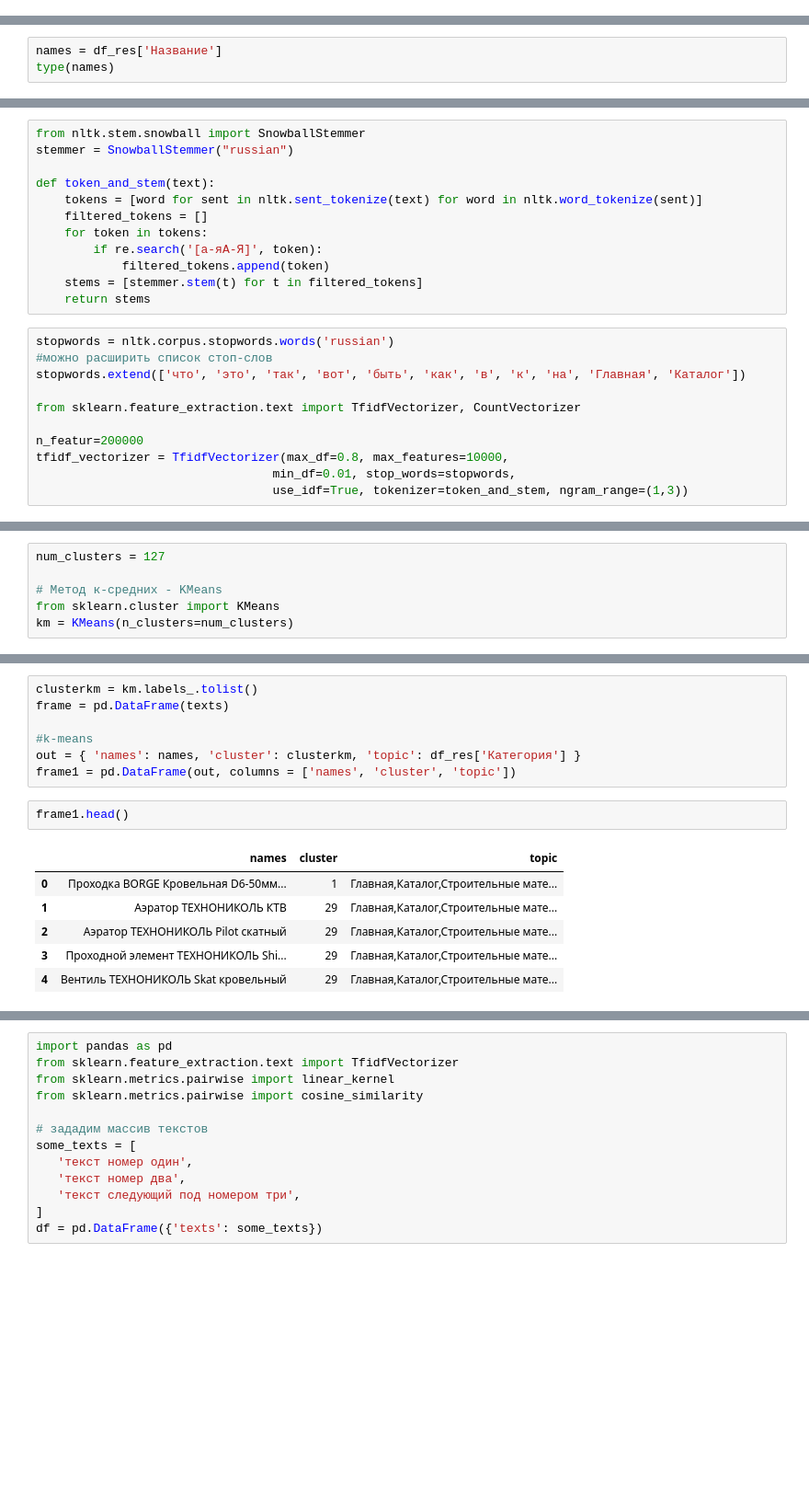
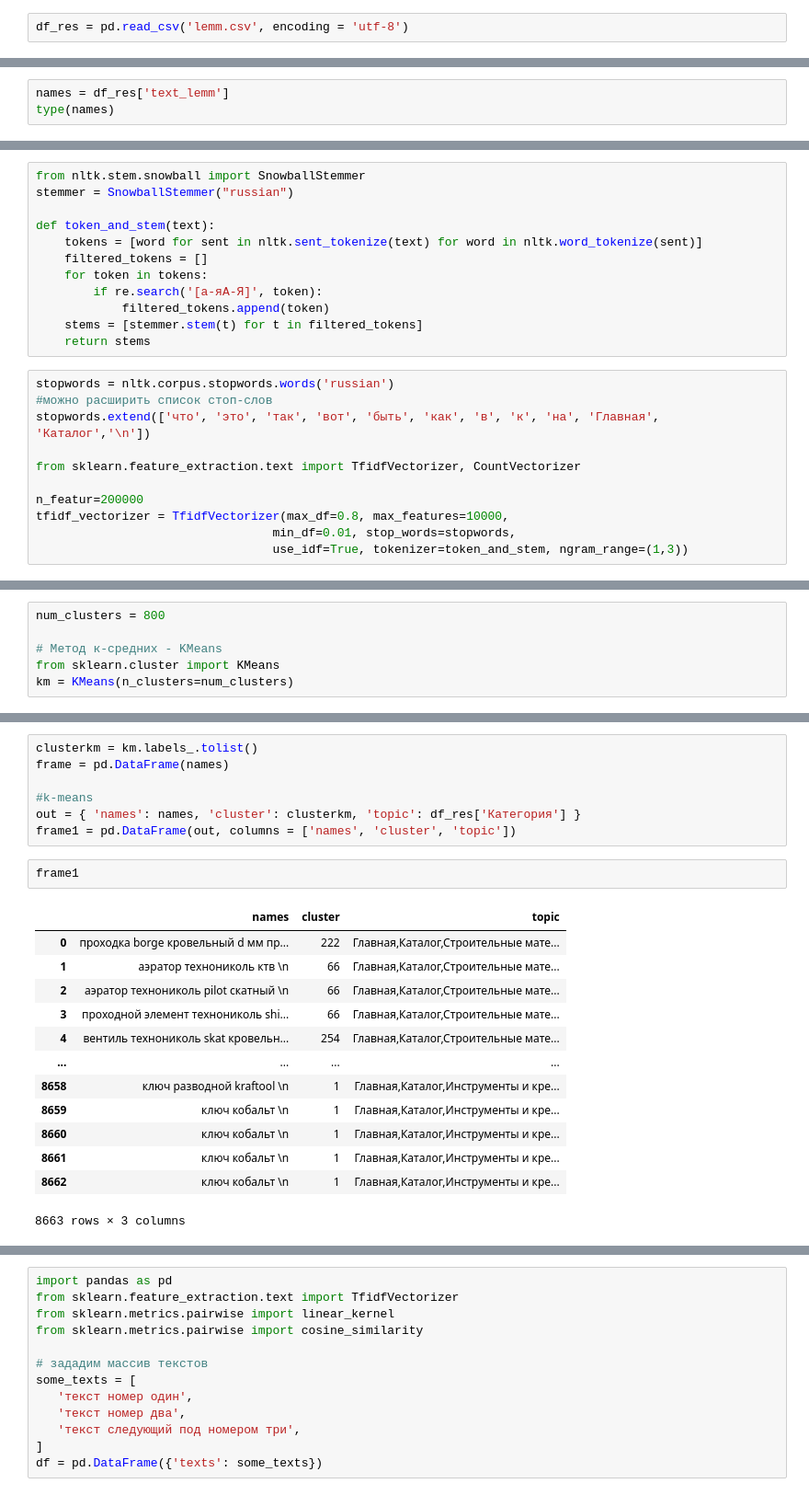
Before and after one commit to MugiChu/Clustersorclassificators, a Jupyter notebook: cluster-k-means-method.ipynb, the cells around one changed output, grey strips where cells are left out. Shown at 92% size. Drawn from its saved outputs; the diff is of its cells as text; blank space fills up the shorter version.

```diff
--- a/cluster-k-means-method.ipynb
+++ b/cluster-k-means-method.ipynb
@@ -171,0 +325,2 @@ df_res.head()
+# %%
+df_res = pd.read_csv('lemm.csv', encoding = 'utf-8')
@@ -172,5 +336,5 @@ df_res.head()
 # %%
-names = df_res['Название']
+names = df_res['text_lemm']
 type(names)
 # %% [output]
 pandas.core.series.Series
@@ -189,7 +365,7 @@ def token_and_stem(text):
 # %%
 stopwords = nltk.corpus.stopwords.words('russian')
 #можно расширить список стоп-слов
-stopwords.extend(['что', 'это', 'так', 'вот', 'быть', 'как', 'в', 'к', 'на', 'Главная', 'Каталог'])
+stopwords.extend(['что', 'это', 'так', 'вот', 'быть', 'как', 'в', 'к', 'на', 'Главная', 'Каталог','\n'])
 
 from sklearn.feature_extraction.text import TfidfVectorizer, CountVectorizer
 
@@ -221,5 +397,5 @@ tfidf_matrix[:10]
 # %%
-num_clusters = 127
+num_clusters = 800
 
 # Метод к-средних - KMeans
 from sklearn.cluster import KMeans
@@ -249,17 +425,24 @@ clusters[:10]
 # %%
 clusterkm = km.labels_.tolist()
-frame = pd.DataFrame(texts)
+frame = pd.DataFrame(names)
 
 #k-means
 out = { 'names': names, 'cluster': clusterkm, 'topic': df_res['Категория'] }
 frame1 = pd.DataFrame(out, columns = ['names', 'cluster', 'topic'])
 # %%
-frame1.head()
+frame1
 # %% [output]
 |  | names | cluster | topic |
-| 0 | Проходка BORGE Кровельная D6-50мм... | 1 | Главная,Каталог,Строительные мате... |
-| 1 | Аэратор ТЕХНОНИКОЛЬ КТВ | 29 | Главная,Каталог,Строительные мате... |
-| 2 | Аэратор ТЕХНОНИКОЛЬ Pilot скатный | 29 | Главная,Каталог,Строительные мате... |
-| 3 | Проходной элемент ТЕХНОНИКОЛЬ Shi... | 29 | Главная,Каталог,Строительные мате... |
-| 4 | Вентиль ТЕХНОНИКОЛЬ Skat кровельный | 29 | Главная,Каталог,Строительные мате... |
+| 0 | проходка borge кровельный d мм пр... | 222 | Главная,Каталог,Строительные мате... |
+| 1 | аэратор технониколь ктв \n | 66 | Главная,Каталог,Строительные мате... |
+| 2 | аэратор технониколь pilot скатный \n | 66 | Главная,Каталог,Строительные мате... |
+| 3 | проходной элемент технониколь shi... | 66 | Главная,Каталог,Строительные мате... |
+| 4 | вентиль технониколь skat кровельн... | 254 | Главная,Каталог,Строительные мате... |
+| ... | ... | ... | ... |
+| 8658 | ключ разводной kraftool \n | 1 | Главная,Каталог,Инструменты и кре... |
+| 8659 | ключ кобальт \n | 1 | Главная,Каталог,Инструменты и кре... |
+| 8660 | ключ кобальт \n | 1 | Главная,Каталог,Инструменты и кре... |
+| 8661 | ключ кобальт \n | 1 | Главная,Каталог,Инструменты и кре... |
+| 8662 | ключ кобальт \n | 1 | Главная,Каталог,Инструменты и кре... |
+8663 rows × 3 columns
 # %%
```
Also changed, not shown: parts of 37 cells of this notebook, 3 other files.
